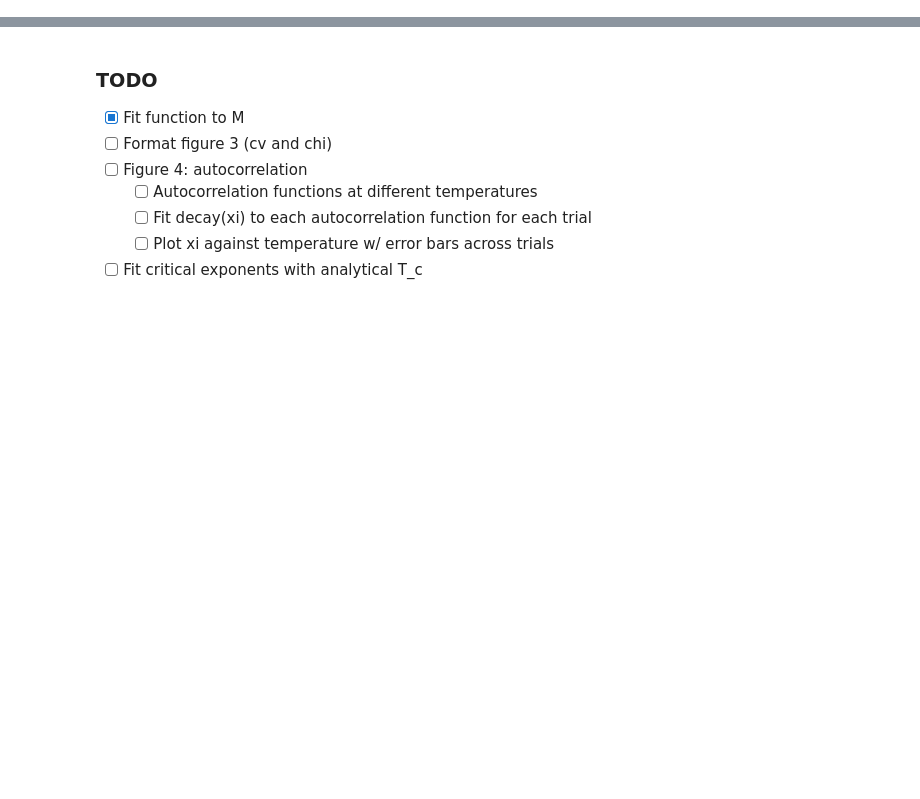
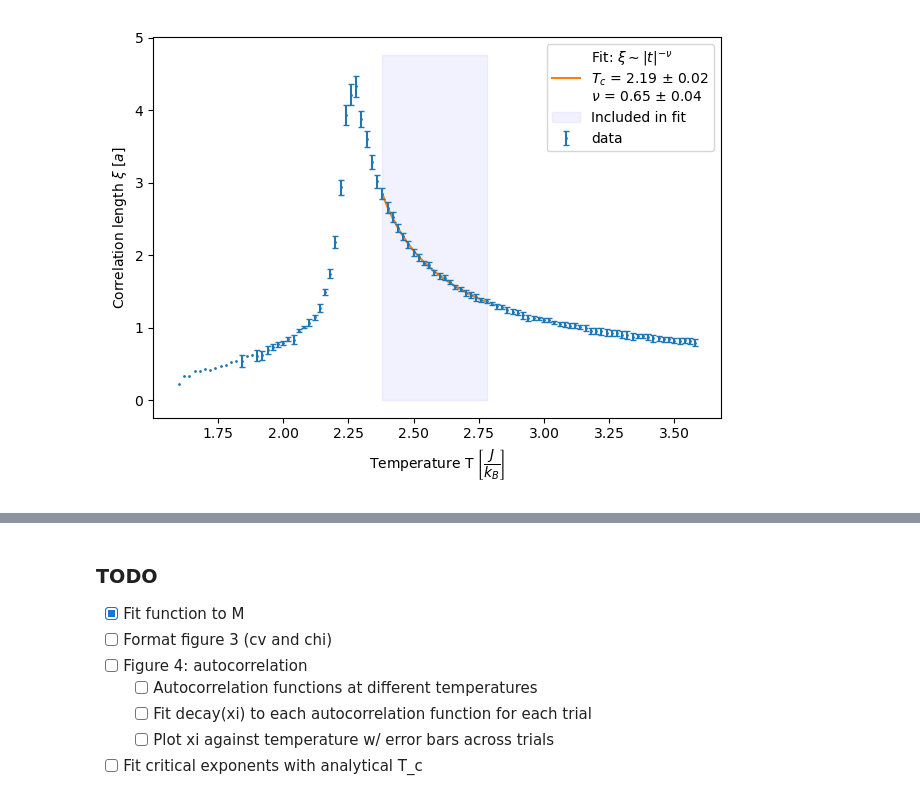
Before and after one commit to aderhall/phys382ising, a Jupyter notebook: analysis_notebooks/fit_observables.ipynb, the cells around one changed output, grey strips where cells are left out. Saved outputs shown, nothing was run; the diff lists cells and outputs as text; code cells hidden in the pictures; blank space fills up the shorter version.

```diff
--- a/analysis_notebooks/fit_observables.ipynb
+++ b/analysis_notebooks/fit_observables.ipynb
@@ -144,6 +135,12 @@ temp.shape = (20,), sc_data.shape = (20, 49, 10), ac_data.shape = (20, 49, 10)
 # %%
-e_mean_error = e_std.mean(axis=1) / np.sqrt(n_trials)
-m_mean_error = m_std.mean(axis=1) / np.sqrt(n_trials)
+#e_mean_error = e_std.mean(axis=1) / np.sqrt(n_trials)
+#m_mean_error = m_std.mean(axis=1) / np.sqrt(n_trials)
+
+e_mean_error = e_mean.std(axis=1) / np.sqrt(n_trials)
+m_mean_error = m_mean.std(axis=1) / np.sqrt(n_trials)
+
+sc_data *= params.N
+ac_data *= params.N
 # %%
 pcw_sinh = lambda T : (T < 2.269) * ((1 - np.sinh(2 / T) ** (-4)) ** (1 / 8))
 # %%
@@ -269,0 +330,25 @@ fig.tight_layout()
+# %%
+xi_powerlaw = lambda T, a, nu, T_c: a * np.abs((T - T_c) / T_c)**(-nu)
+
+xi_p, xi_covm = curve_fit(xi_powerlaw, temp[partition_r:outer_r], xi[partition_r:outer_r], p0 = (1, 1, analytic_T_c), sigma=xi_error[partition_r:outer_r])
+
+xi_Tc = xi_p[2]
+# %%
+plt.close()
+fig, ax = plt.subplots()
+
+x = np.linspace(temp[partition_r], temp[outer_r], 500)
+ax.plot(x, xi_powerlaw(x, *xi_p), color="tab:orange", label=r"Fit: $\xi \sim |t|^{-\nu}$" + f"\n$T_c$ = {fmt_err(xi_p[2], np.sqrt(xi_covm[2, 2]))}\n$\\nu$ = {fmt_err(xi_p[1], np.sqrt(xi_covm[1, 1]))}")
+ax.fill_betweenx([0, xi.max() * 1.1], temp[partition_r], temp[outer_r], color="blue", alpha=0.05, label="Included in fit")
+
+ax.errorbar(temp, xi, xi_error, fmt=".", capsize=2, color="tab:blue", markersize=2, label="data")
+ax.set_xlabel(r"Temperature T $\left[\dfrac{J}{k_B}\right]$")
+ax.set_ylabel(r"Correlation length $\xi$ $\left[a\right]$")
+
+ax.legend()
+
+fig.tight_layout()
+
+plt.savefig(f"{test_path}/plots/fig4_xi.png")
+# %% [output]
+[figure, added]
```
Also changed, not shown: parts of 24 cells of this notebook, 3 other files.
